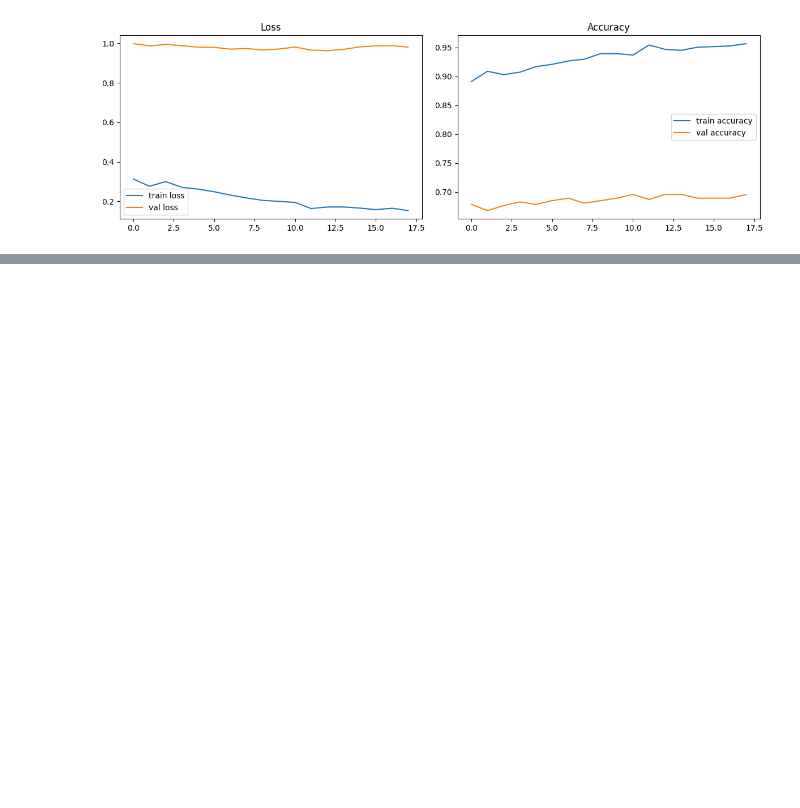
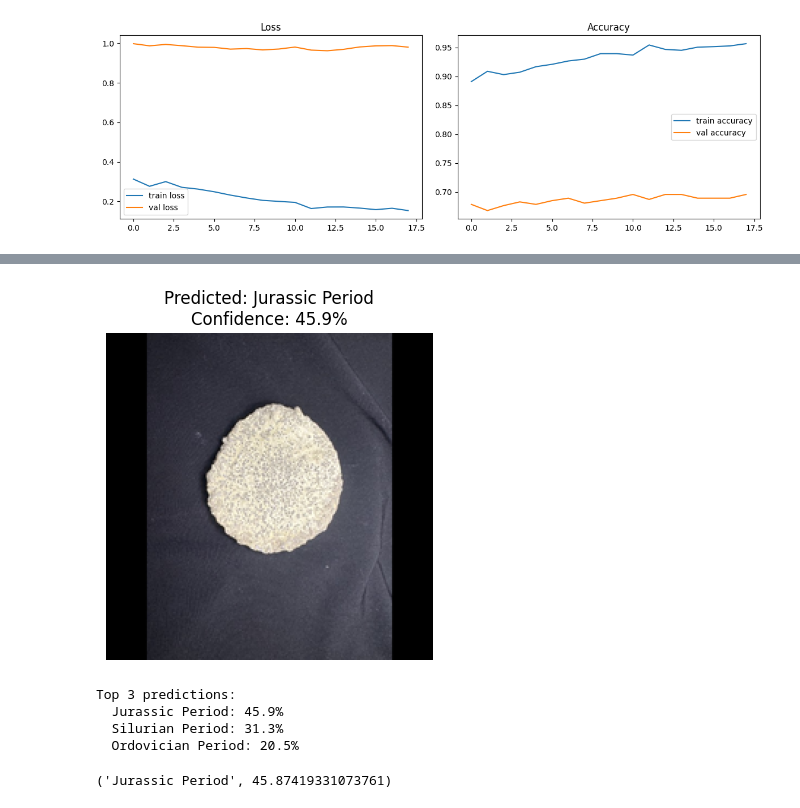
Before and after one commit to Taran-Gupta/DS4002_Project3, a Jupyter notebook: Scripts/Model Prediction.ipynb, the cells around one changed output, grey strips where cells are left out. Drawn from its saved outputs; the diff is of its cells as text; code cells hidden in the pictures; blank space fills up the shorter version.

```diff
--- a/Scripts/Model Prediction.ipynb
+++ b/Scripts/Model Prediction.ipynb
@@ -279,0 +458,9 @@ plt.show()
+# %%
+predict_fossil(model, "../Data/personal images/astraeospongia_silurian.jpeg", class_names)
+# %% [output]
+[figure, added]
+Top 3 predictions:
+  Jurassic Period: 45.9%
+  Silurian Period: 31.3%
+  Ordovician Period: 20.5%
+('Jurassic Period', 45.87419331073761)
```
Also changed, not shown: parts of 14 cells of this notebook, 5 other files.
